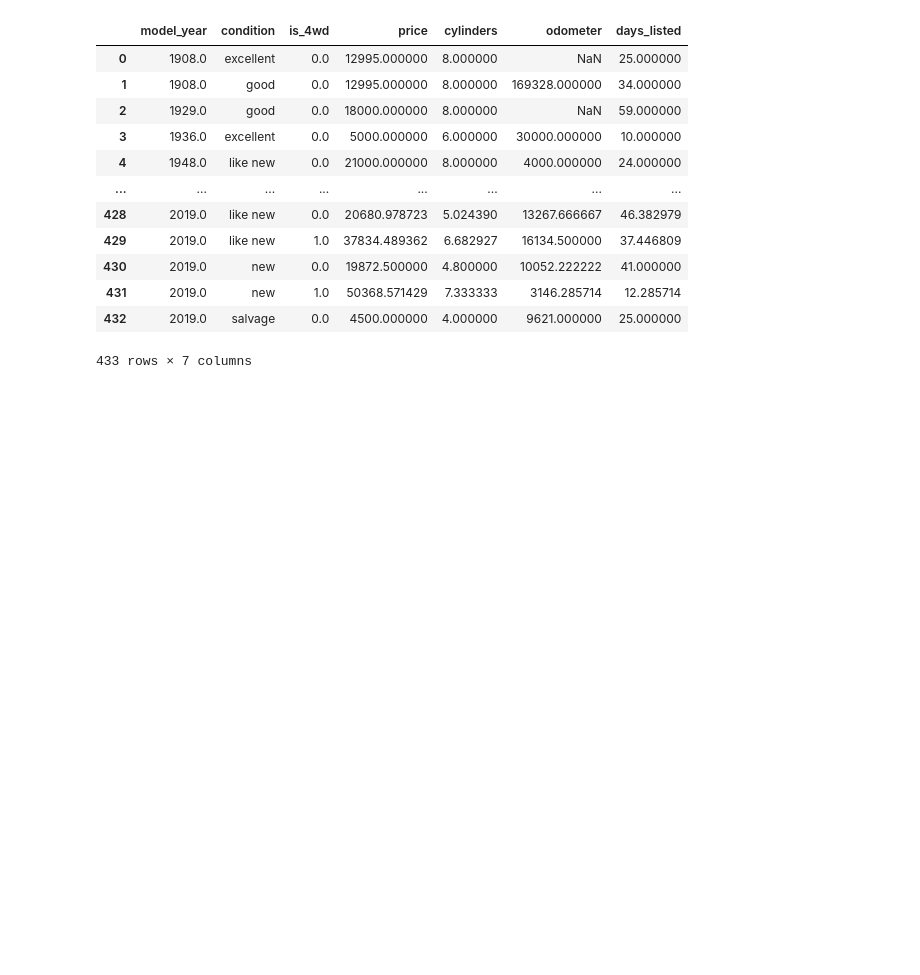
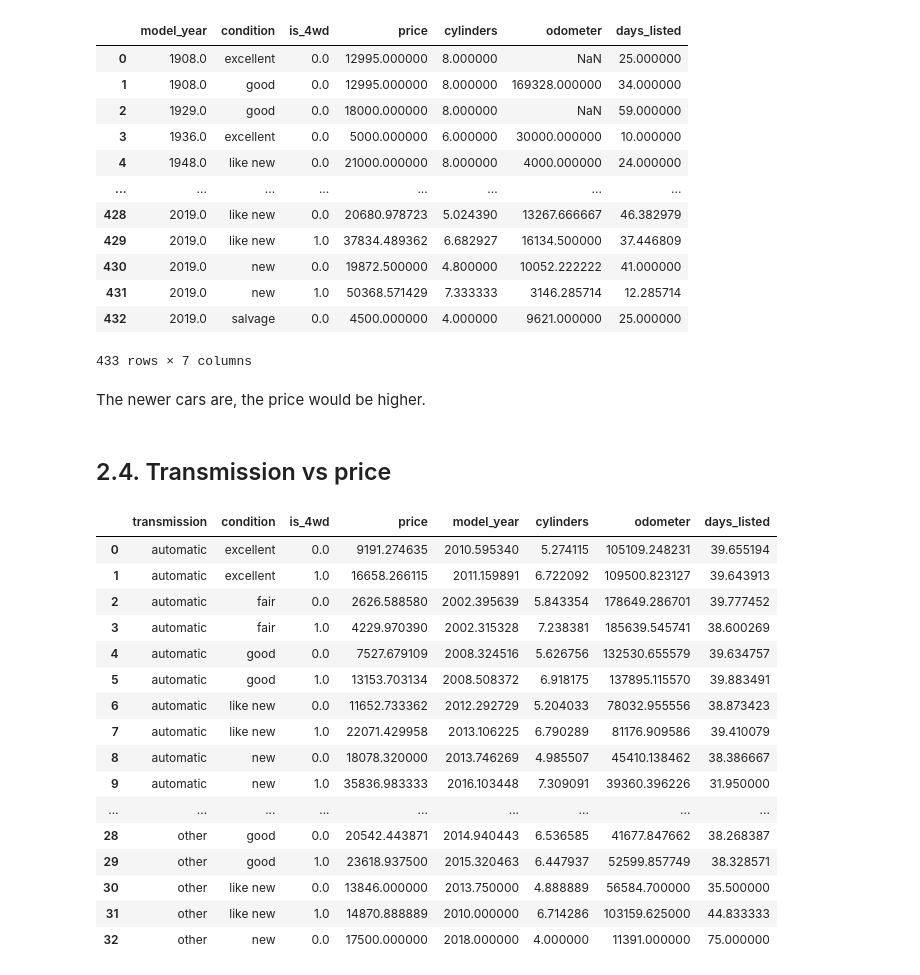
Before and after one commit to leo11223/Project4, a Jupyter notebook: notebook/EDA.ipynb, the cells around one changed output. Cells and saved outputs as stored; diff of their text form; code cells hidden in the pictures; blank space fills up the shorter version.

```diff
--- a/notebook/EDA.ipynb
+++ b/notebook/EDA.ipynb
@@ -48,22 +51,3 @@ Data columns (total 14 columns):
  13  manufacturer  51525 non-null  object
 dtypes: float64(4), int64(2), object(8)
 memory usage: 5.5+ MB
-# %%
-#Looking for duplicate values
-display(df.duplicated().sum())
-#fill NAN in model year with median value of year since year need to be integer
-model_year_mean = stat.mean(df['model_year'].dropna())
-df['model_year'] = df['model_year'].fillna(model_year_mean)
-df['model_year'] = df['model_year'].astype('int')
-#fill missing value in cylinders with median value of cylinders for cylinders have to be integers. Then, fix the data type to integer
-median_cylinders = stat.median(df['cylinders'].dropna())
-df['cylinders'] = df['cylinders'].fillna(median_cylinders)
-df['cylinders'] = df['cylinders'].astype('int')
-#fill missing value in color with no_info
-df['paint_color'] = df['paint_color'].fillna('no_info')
-#For missing value of odometer, fill with mean value
-mean_odometer = stat.mean(df['odometer'].dropna())
-df['odometer'] = df['odometer'].fillna(mean_odometer)
-
-display(df.head())
-df.info()
@@ -196,3 +141,38 @@ fig = px.histogram(df_year_price2, x='model_year', y='price', color='condition')
 fig.show()
 #display with streamlit
 st.write(fig)
+# %% [markdown]
+The newer cars are, the price would be higher.
+# %% [markdown]
+## 2.4. Transmission vs price
+# %%
+#Data prep for vehicle type and Price.
+df_type_price = df.groupby(['transmission', 'condition', 'is_4wd']).mean('price')
+df_type_price = df_type_price.reset_index()
+display(df_type_price)
+
+#Header for the graph
+st.header('Vehicle type and Price')
+# Odometer vs price under different  condition
+fig = px.histogram(df_type_price, x='transmission', y='price', color='condition', histfunc='avg')
+fig.show()
+#display with streamlit
+st.write(fig)
+# %% [output]
+|  | transmission | condition | is_4wd | price | model_year | cylinders | odometer | days_listed |
+| 0 | automatic | excellent | 0.0 | 9191.274635 | 2010.595340 | 5.274115 | 105109.248231 | 39.655194 |
+| 1 | automatic | excellent | 1.0 | 16658.266115 | 2011.159891 | 6.722092 | 109500.823127 | 39.643913 |
+| 2 | automatic | fair | 0.0 | 2626.588580 | 2002.395639 | 5.843354 | 178649.286701 | 39.777452 |
+| 3 | automatic | fair | 1.0 | 4229.970390 | 2002.315328 | 7.238381 | 185639.545741 | 38.600269 |
+| 4 | automatic | good | 0.0 | 7527.679109 | 2008.324516 | 5.626756 | 132530.655579 | 39.634757 |
+| 5 | automatic | good | 1.0 | 13153.703134 | 2008.508372 | 6.918175 | 137895.115570 | 39.883491 |
+| 6 | automatic | like new | 0.0 | 11652.733362 | 2012.292729 | 5.204033 | 78032.955556 | 38.873423 |
+| 7 | automatic | like new | 1.0 | 22071.429958 | 2013.106225 | 6.790289 | 81176.909586 | 39.410079 |
+| 8 | automatic | new | 0.0 | 18078.320000 | 2013.746269 | 4.985507 | 45410.138462 | 38.386667 |
+| 9 | automatic | new | 1.0 | 35836.983333 | 2016.103448 | 7.309091 | 39360.396226 | 31.950000 |
+| ... | ... | ... | ... | ... | ... | ... | ... | ... |
+| 28 | other | good | 0.0 | 20542.443871 | 2014.940443 | 6.536585 | 41677.847662 | 38.268387 |
+| 29 | other | good | 1.0 | 23618.937500 | 2015.320463 | 6.447937 | 52599.857749 | 38.328571 |
+| 30 | other | like new | 0.0 | 13846.000000 | 2013.750000 | 4.888889 | 56584.700000 | 35.500000 |
+| 31 | other | like new | 1.0 | 14870.888889 | 2010.000000 | 6.714286 | 103159.625000 | 44.833333 |
+| 32 | other | new | 0.0 | 17500.000000 | 2018.000000 | 4.000000 | 11391.000000 | 75.000000 |
```
Also changed, not shown: parts of 19 cells of this notebook, 1 other file.
